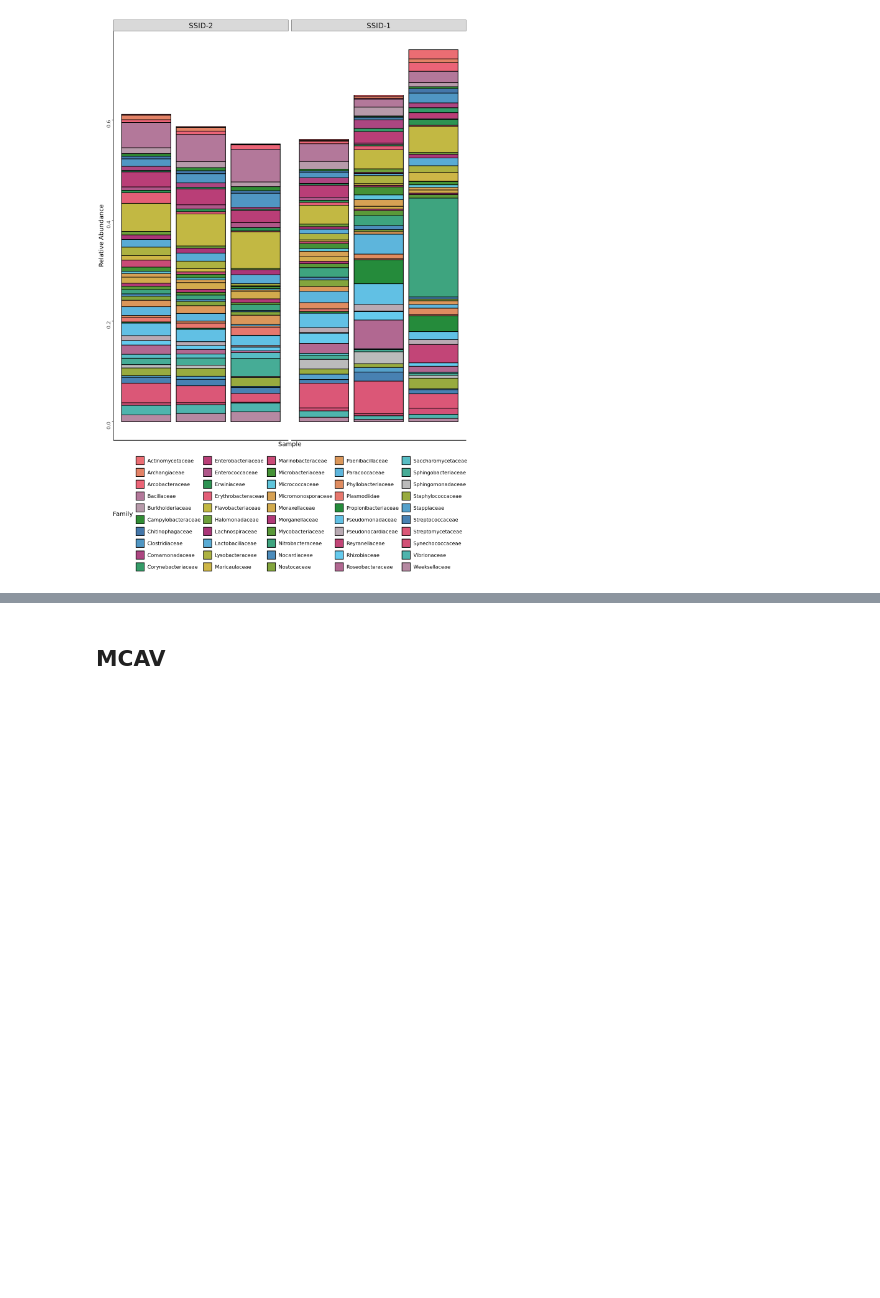
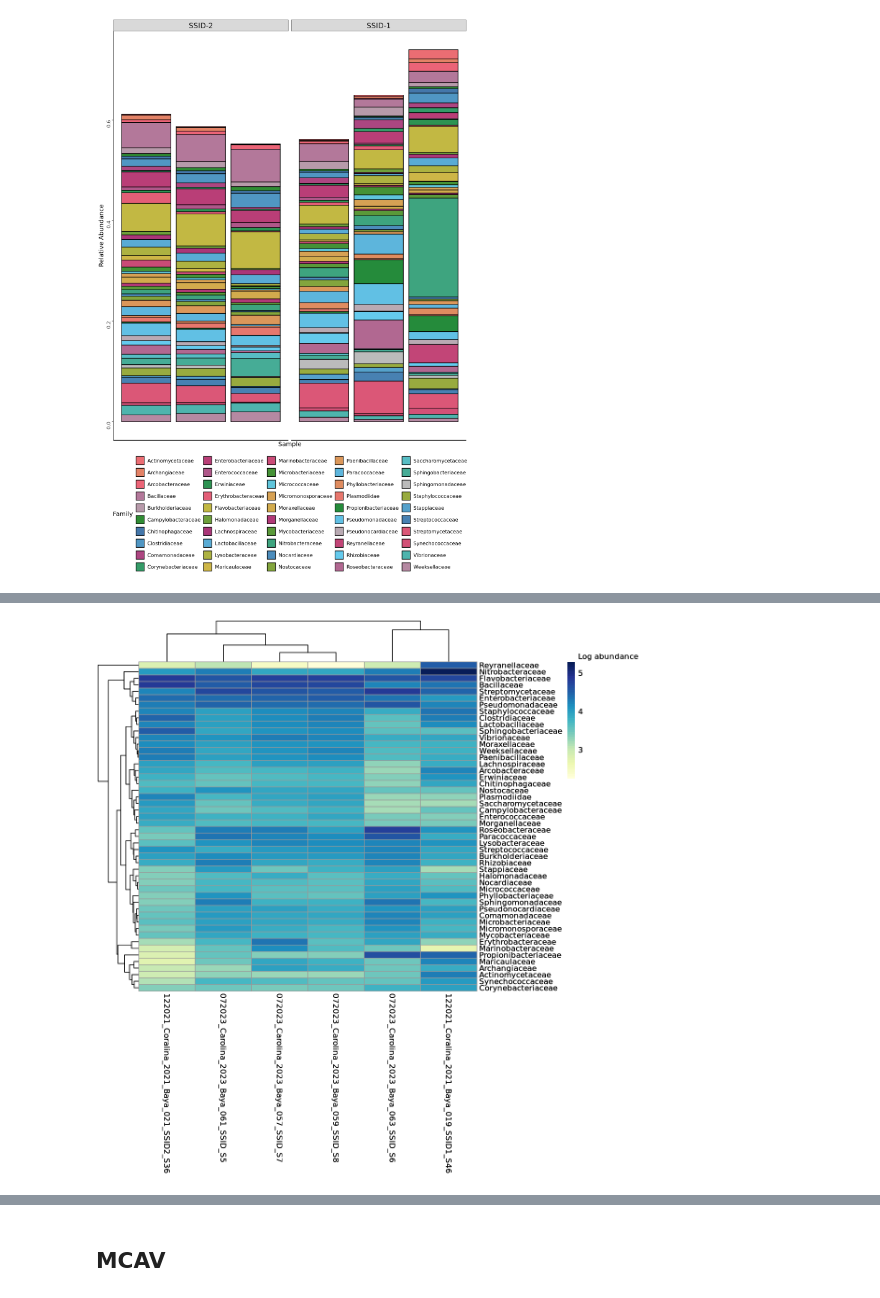
Before and after one commit to nikeaulrich/DR_SCTLD, a Jupyter notebook: DR_taxa_plots_family.ipynb, the cells around one changed output, grey strips where cells are left out. Cells and saved outputs as stored; diff of their text form; code cells hidden in the pictures; blank space fills up the shorter version.

```diff
--- a/DR_taxa_plots_family.ipynb
+++ b/DR_taxa_plots_family.ipynb
@@ -469,0 +489,7 @@ ggsave(filename = "DR_ssid_rel_top_50_families_bar_colony_nolabels.png", plot =
+# %%
+#Extract the OTU table as a numeric matrix
+#Ensure the orientation has taxa as rows and samples as columns
+SSID_50_otu_mat <- as(otu_table(DR_ssid_50), "matrix")
+if (!taxa_are_rows(DR_ssid_50)) {
+  SSID_50_otu_mat <- t(SSID_50_otu_mat)
+}
@@ -469,0 +522,5 @@ ggsave(filename = "DR_ssid_rel_top_50_families_bar_colony_nolabels.png", plot =
+# %%
+#turn abundances into log values
+SSID_50_log_counts <- log10(SSID_50_otu_mat + 1)
+# %%
+colors <- colorRampPalette(brewer.pal(n = 9, name = "YlGnBu"))(50)
@@ -469,0 +529,16 @@ ggsave(filename = "DR_ssid_rel_top_50_families_bar_colony_nolabels.png", plot =
+# %%
+SSID_50_log_plot <- pheatmap(SSID_50_log_counts,
+         cluster_rows = TRUE,
+         cluster_cols = TRUE,
+         clustering_distance_rows = "euclidean",
+         clustering_distance_cols = "euclidean",
+         show_rownames = TRUE,
+         fontsize_col = 10,
+         legend_breaks = c(1, 2, 3, 4, 5, max(SSID_50_log_counts)),
+         legend_labels = c("1", "2", "3", "4", "5", "Log abundance\n"),
+         legend=TRUE,
+         scale = "none", # Already Z-scored if used mat_z, or use scale="row" on unscaled mat_filtered
+         color = colors)
+SSID_50_log_plot
+# %% [output]
+[figure, added]
```
Also changed, not shown: parts of 53 cells of this notebook, 2 other files.
